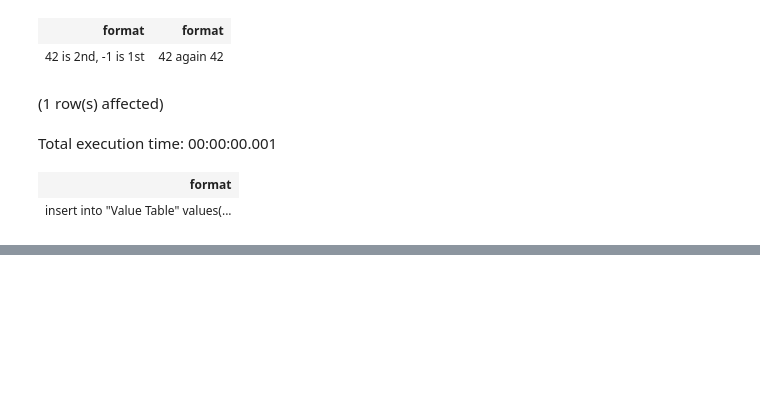
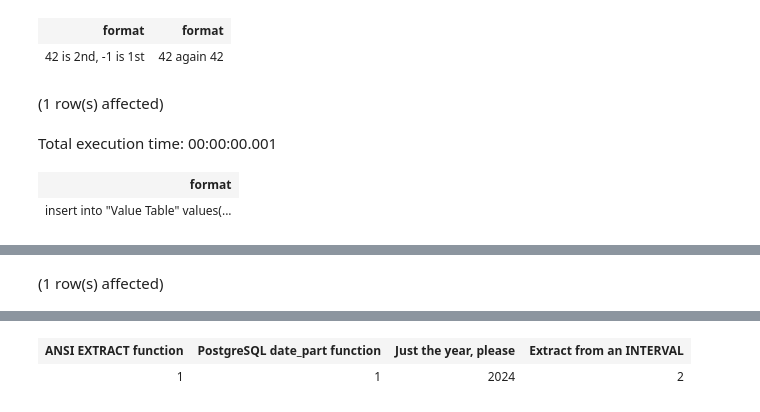
Before and after one commit to yaowenqiang/postgresql_functions_playbook, a Jupyter notebook: Notebook-1.ipynb, the cells around one changed output, grey strips where cells are left out. Saved outputs shown, nothing was run; the diff lists cells and outputs as text; code cells hidden in the pictures; blank space fills up the shorter version.

```diff
--- a/Notebook-1.ipynb
+++ b/Notebook-1.ipynb
@@ -1079,0 +1108,8 @@ Total execution time: 00:00:00.001
+# %%
+SELECT
+    extract(day from CURRENT_TIMESTAMP) AS "ANSI EXTRACT function",
+    date_part('DAY', CURRENT_TIMESTAMP) AS "PostgreSQL date_part function",
+    date_part('year', current_date) as "Just the year, please",
+    extract(century from interval '200 years, 10 months, 11 days') AS "Extract from an INTERVAL";
+# %% [output]
+(1 row(s) affected)
@@ -1079,0 +1117,2 @@ Total execution time: 00:00:00.001
+| ANSI EXTRACT function | PostgreSQL date_part function | Just the year, please | Extract from an INTERVAL |
+| 1 | 1 | 2024 | 2 |
```
Also changed, not shown: parts of 37 cells of this notebook.
